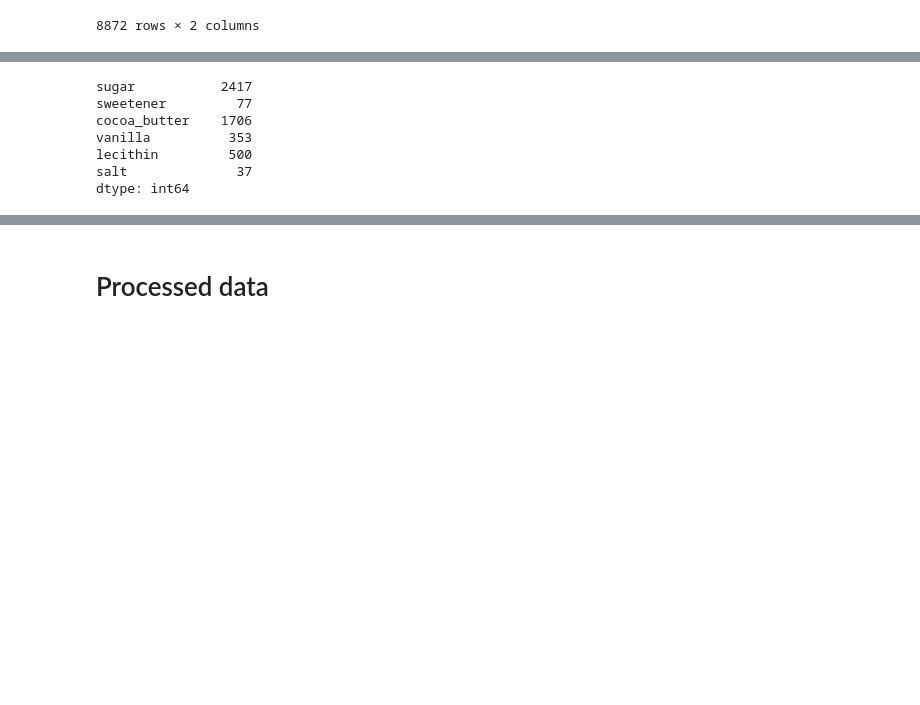
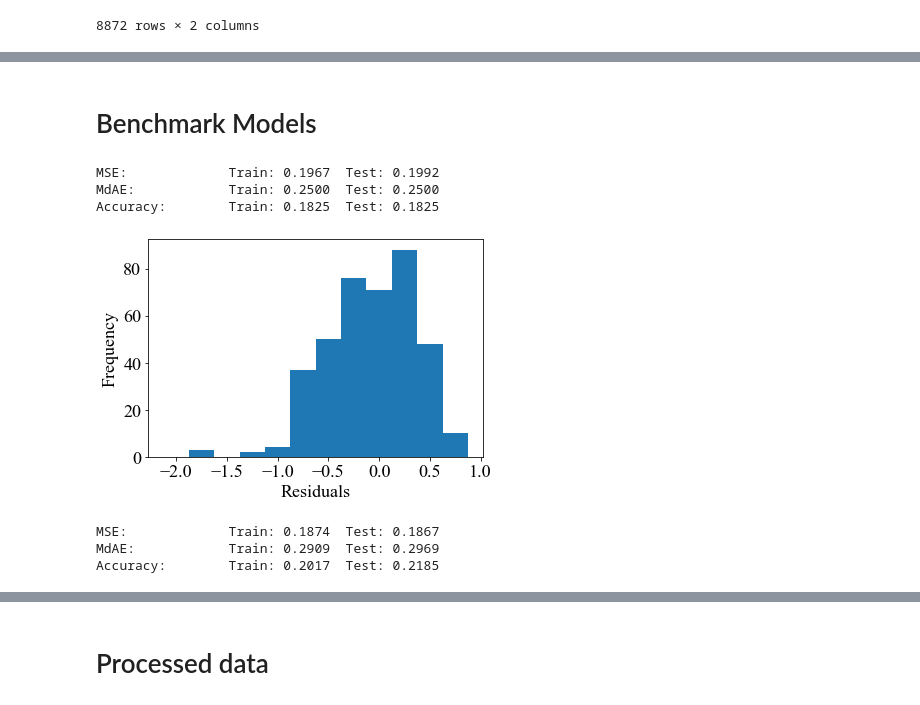
Before and after one commit to ElisabethBrockhaus/Chocolate_bar_rating, a Jupyter notebook: chocolate_rating_data.ipynb, the cells around one changed output, grey strips where cells are left out. Cells and saved outputs as stored; diff of their text form; code cells hidden in the pictures; blank space fills up the shorter version.

```diff
--- a/chocolate_rating_data.ipynb
+++ b/chocolate_rating_data.ipynb
@@ -579,0 +940,10 @@ berry
+# %%
+# sugar is abbreviated with "S," in the list above to avoid confusion with sweetener (S*)
+# need to account for ingredients ending with "S" and thus having no "," in the end
+ingredients_df_train.loc[:, "sugar"] = ingredients_df_train.loc[:, "sugar"] | X_train_raw["ingredients"].str.endswith("S")
+ingredients_df_val.loc[:, "sugar"] = ingredients_df_val.loc[:, "sugar"] | X_val_raw["ingredients"].str.endswith("S")
+ingredients_df_test.loc[:, "sugar"] = ingredients_df_test.loc[:, "sugar"] | X_test_raw["ingredients"].str.endswith("S")
+# %%
+X_train[ingredients_list] = ingredients_df_train.astype(int)
+X_val[ingredients_list] = ingredients_df_val.astype(int)
+X_test[ingredients_list] = ingredients_df_test.astype(int)
@@ -739,19 +1051,23 @@ data_proc_ingr.loc[:, "no_ingredients"] = pd.to_numeric(ingredients.iloc[:,0], e
-# %%
-ingredients_list = ["sugar", "sweetener", "cocoa_butter", "vanilla", "lecithin", "salt"]
-ingredients_abbrev = ["S,", "S\*", "C", "V", "L", "Sa"]
-ingredients_df = pd.DataFrame(columns=ingredients_list)
-
-for i, a in enumerate(ingredients_abbrev):
-    ingredients_df.loc[:, ingredients_list[i]] = ingredients.iloc[:,1].str.contains(a, na=False)
-
-ingredients_df.loc[:, "sugar"] = ingredients_df.loc[:, "sugar"] | ingredients.iloc[:,1].str.endswith("S")
-ingredients_df = ingredients_df.astype(int)
-ingredients_df.sum()
-# %% [output]
-sugar           2417
-sweetener         77
-cocoa_butter    1706
-vanilla          353
-lecithin         500
-salt              37
-dtype: int64
+# %% [markdown]
+# Benchmark Models
+# %%
+class simple_median_model:
+    median = None
+
+    def fit(self, X=None, y=None):
+        self.median = y.median()
+
+    def predict(self, X):
+        return(np.repeat(self.median, X.shape[0]))
+# %%
+median_model = simple_median_model()
+median_model.fit(y=y_train)
+print_scores(median_model, X_train, X_test)
+# %% [output]
+MSE:             Train: 0.1967  Test: 0.1992
+MdAE:            Train: 0.2500  Test: 0.2500
+Accuracy:        Train: 0.1825  Test: 0.1825
+# %%
+histogram_residuals(y_test, median_model.predict(X_test), "simple_median_model")
+# %% [output]
+[figure, added]
@@ -757,0 +1079,8 @@ dtype: int64
+# %%
+bl = LinearRegression()
+bl.fit(X_train_bl, y_train)
+print_scores(bl, X_train_bl, X_test_bl)
+# %% [output]
+MSE:             Train: 0.1874  Test: 0.1867
+MdAE:            Train: 0.2909  Test: 0.2969
+Accuracy:        Train: 0.2017  Test: 0.2185
```
Also changed, not shown: parts of 68 cells of this notebook.
